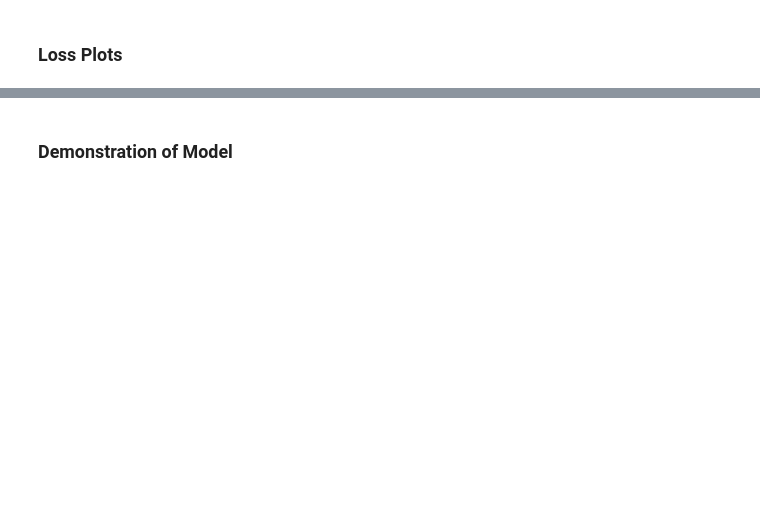
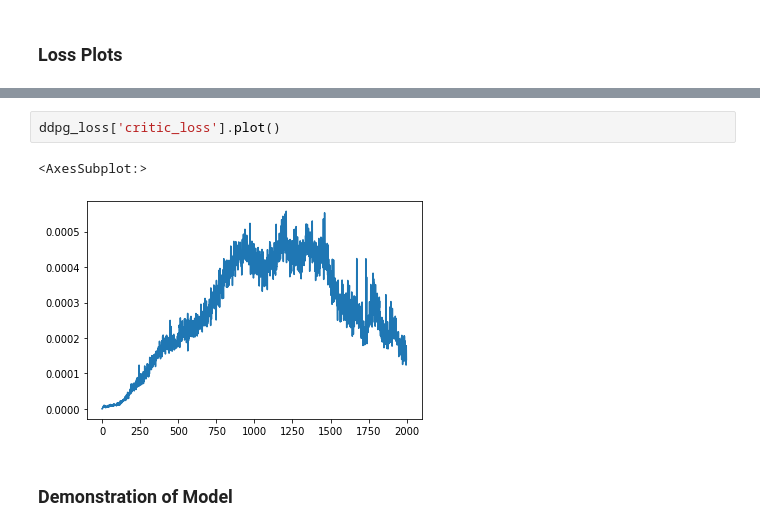
Before and after one commit to Michael-Santoro/continous-control-robot-arm, a Jupyter notebook: Report.ipynb, the cells around one changed output, grey strips where cells are left out. Cells and saved outputs as stored; diff of their text form; blank space fills up the shorter version.

```diff
--- a/Report.ipynb
+++ b/Report.ipynb
@@ -84,2 +96,7 @@ import pandas as pd
+# %%
+ddpg_loss['critic_loss'].plot()
+# %% [output]
+<AxesSubplot:>
+[figure, added]
 # %% [markdown]
 ### Demonstration of Model
```
Also changed, not shown: parts of 8 cells of this notebook, 7 other files.
